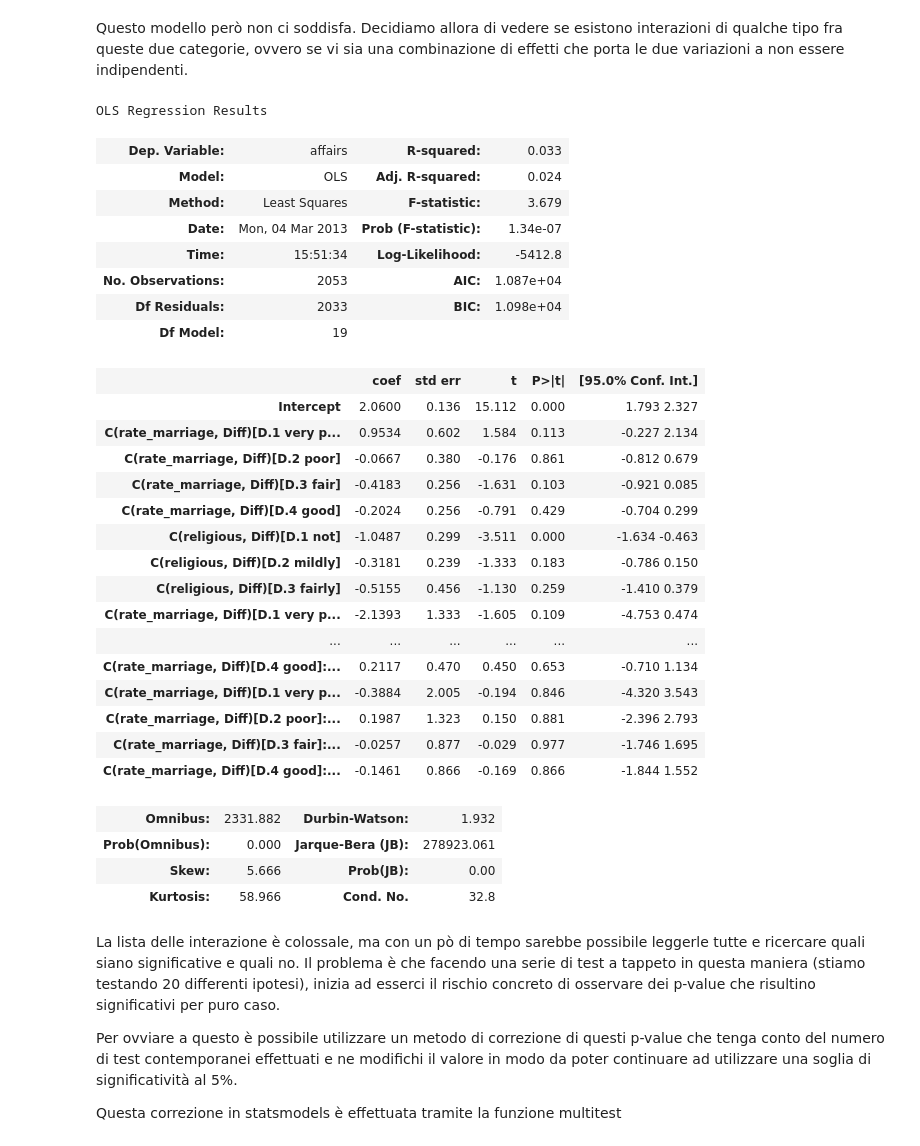
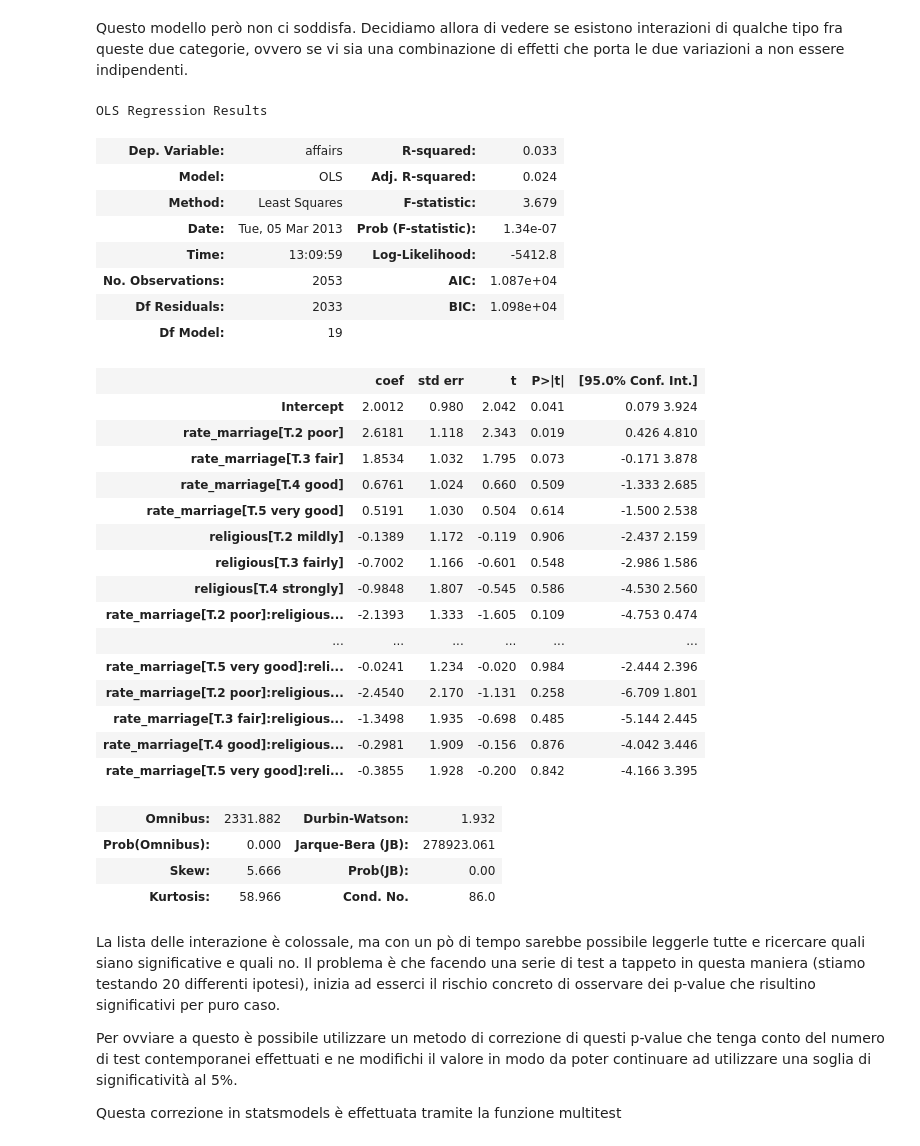
Before and after one commit to EnricoGiampieri/lezionipython, a Jupyter notebook: metodi fisici - analisi dati.ipynb, the cells around one changed output. Drawn from its saved outputs; the diff is of its cells as text; code cells hidden in the pictures.

```diff
--- a/metodi fisici - analisi dati.ipynb
+++ b/metodi fisici - analisi dati.ipynb
@@ -823,39 +730,39 @@ OLS Regression Results
 # %% [markdown]
 Questo modello però non ci soddisfa. Decidiamo allora di vedere se esistono interazioni di qualche tipo fra queste due categorie, ovvero se vi sia una combinazione di effetti che porta le due variazioni a non essere indipendenti.
 # %%
-model = 'affairs ~ C(rate_marriage, Diff) * C(religious, Diff)'
+model = 'affairs ~ rate_marriage * religious'
 res = smf.ols(model, data=affair, subset=affair.cheated).fit()
 res.summary()
 # %% [output]
 OLS Regression Results
 | Dep. Variable: | affairs | R-squared: | 0.033 |
 | Model: | OLS | Adj. R-squared: | 0.024 |
 | Method: | Least Squares | F-statistic: | 3.679 |
-| Date: | Mon, 04 Mar 2013 | Prob (F-statistic): | 1.34e-07 |
-| Time: | 15:51:34 | Log-Likelihood: | -5412.8 |
+| Date: | Tue, 05 Mar 2013 | Prob (F-statistic): | 1.34e-07 |
+| Time: | 13:09:59 | Log-Likelihood: | -5412.8 |
 | No. Observations: | 2053 | AIC: | 1.087e+04 |
 | Df Residuals: | 2033 | BIC: | 1.098e+04 |
 | Df Model: | 19 |  |  |
 |  | coef | std err | t | P>|t| | [95.0% Conf. Int.] |
-| Intercept | 2.0600 | 0.136 | 15.112 | 0.000 | 1.793 2.327 |
-| C(rate_marriage, Diff)[D.1 very p... | 0.9534 | 0.602 | 1.584 | 0.113 | -0.227 2.134 |
-| C(rate_marriage, Diff)[D.2 poor] | -0.0667 | 0.380 | -0.176 | 0.861 | -0.812 0.679 |
-| C(rate_marriage, Diff)[D.3 fair] | -0.4183 | 0.256 | -1.631 | 0.103 | -0.921 0.085 |
-| C(rate_marriage, Diff)[D.4 good] | -0.2024 | 0.256 | -0.791 | 0.429 | -0.704 0.299 |
-| C(religious, Diff)[D.1 not] | -1.0487 | 0.299 | -3.511 | 0.000 | -1.634 -0.463 |
-| C(religious, Diff)[D.2 mildly] | -0.3181 | 0.239 | -1.333 | 0.183 | -0.786 0.150 |
-| C(religious, Diff)[D.3 fairly] | -0.5155 | 0.456 | -1.130 | 0.259 | -1.410 0.379 |
-| C(rate_marriage, Diff)[D.1 very p... | -2.1393 | 1.333 | -1.605 | 0.109 | -4.753 0.474 |
+| Intercept | 2.0012 | 0.980 | 2.042 | 0.041 | 0.079 3.924 |
+| rate_marriage[T.2 poor] | 2.6181 | 1.118 | 2.343 | 0.019 | 0.426 4.810 |
+| rate_marriage[T.3 fair] | 1.8534 | 1.032 | 1.795 | 0.073 | -0.171 3.878 |
+| rate_marriage[T.4 good] | 0.6761 | 1.024 | 0.660 | 0.509 | -1.333 2.685 |
+| rate_marriage[T.5 very good] | 0.5191 | 1.030 | 0.504 | 0.614 | -1.500 2.538 |
+| religious[T.2 mildly] | -0.1389 | 1.172 | -0.119 | 0.906 | -2.437 2.159 |
+| religious[T.3 fairly] | -0.7002 | 1.166 | -0.601 | 0.548 | -2.986 1.586 |
+| religious[T.4 strongly] | -0.9848 | 1.807 | -0.545 | 0.586 | -4.530 2.560 |
+| rate_marriage[T.2 poor]:religious... | -2.1393 | 1.333 | -1.605 | 0.109 | -4.753 0.474 |
 | ... | ... | ... | ... | ... | ... |
-| C(rate_marriage, Diff)[D.4 good]:... | 0.2117 | 0.470 | 0.450 | 0.653 | -0.710 1.134 |
-| C(rate_marriage, Diff)[D.1 very p... | -0.3884 | 2.005 | -0.194 | 0.846 | -4.320 3.543 |
-| C(rate_marriage, Diff)[D.2 poor]:... | 0.1987 | 1.323 | 0.150 | 0.881 | -2.396 2.793 |
-| C(rate_marriage, Diff)[D.3 fair]:... | -0.0257 | 0.877 | -0.029 | 0.977 | -1.746 1.695 |
-| C(rate_marriage, Diff)[D.4 good]:... | -0.1461 | 0.866 | -0.169 | 0.866 | -1.844 1.552 |
+| rate_marriage[T.5 very good]:reli... | -0.0241 | 1.234 | -0.020 | 0.984 | -2.444 2.396 |
+| rate_marriage[T.2 poor]:religious... | -2.4540 | 2.170 | -1.131 | 0.258 | -6.709 1.801 |
+| rate_marriage[T.3 fair]:religious... | -1.3498 | 1.935 | -0.698 | 0.485 | -5.144 2.445 |
+| rate_marriage[T.4 good]:religious... | -0.2981 | 1.909 | -0.156 | 0.876 | -4.042 3.446 |
+| rate_marriage[T.5 very good]:reli... | -0.3855 | 1.928 | -0.200 | 0.842 | -4.166 3.395 |
 | Omnibus: | 2331.882 | Durbin-Watson: | 1.932 |
 | Prob(Omnibus): | 0.000 | Jarque-Bera (JB): | 278923.061 |
 | Skew: | 5.666 | Prob(JB): | 0.00 |
-| Kurtosis: | 58.966 | Cond. No. | 32.8 |
+| Kurtosis: | 58.966 | Cond. No. | 86.0 |
 # %% [markdown]
 La lista delle interazione è colossale, ma con un pò di tempo sarebbe possibile leggerle tutte e ricercare quali siano significative e quali no. Il problema è che facendo una serie di test a tappeto in questa maniera (stiamo testando 20 differenti ipotesi), inizia ad esserci il rischio concreto di osservare dei p-value che risultino significativi per puro caso.
 
```
Also changed, not shown: parts of 32 cells of this notebook, 4 other files.
